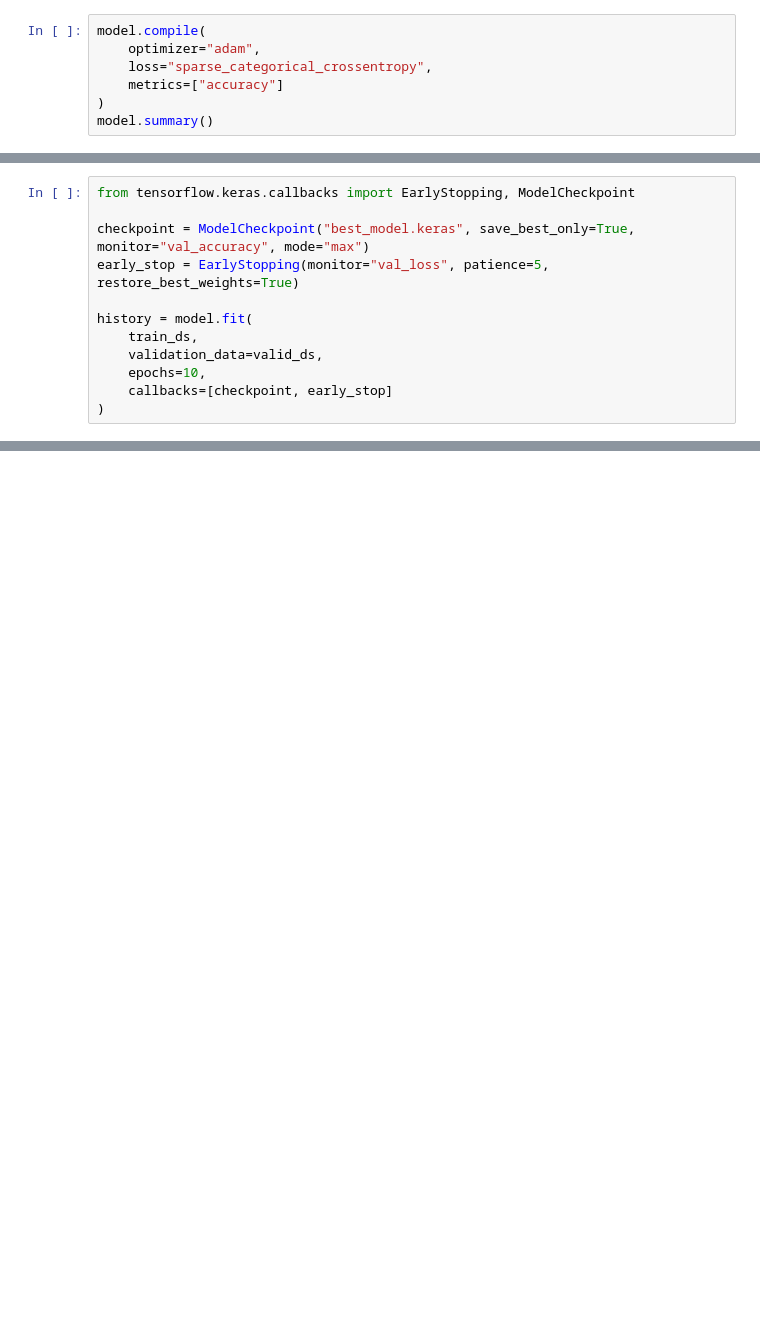
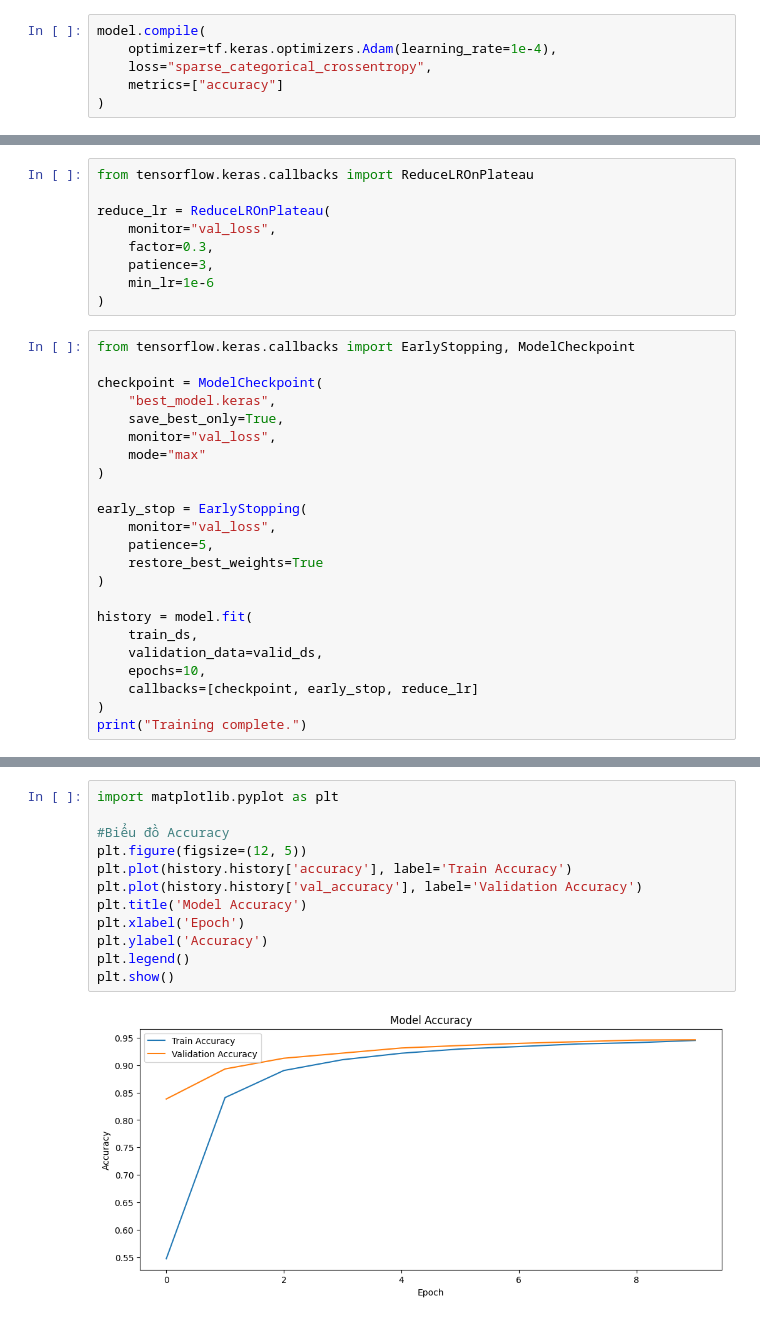
Before and after one commit to huakhanhduy/huakhanhduy, a Jupyter notebook: new_plant.ipynb, the cells around one changed output, grey strips where cells are left out. Cells and saved outputs as stored; diff of their text form; blank space fills up the shorter version.

```diff
--- a/new_plant.ipynb
+++ b/new_plant.ipynb
@@ -55,7 +193,6 @@ model = tf.keras.Sequential([
 # %%
 model.compile(
-    optimizer="adam",
+    optimizer=tf.keras.optimizers.Adam(learning_rate=1e-4),
     loss="sparse_categorical_crossentropy",
     metrics=["accuracy"]
 )
-model.summary()
@@ -82,14 +199,34 @@ Model: "sequential_1"
+# %%
+from tensorflow.keras.callbacks import ReduceLROnPlateau
+
+reduce_lr = ReduceLROnPlateau(
+    monitor="val_loss",
+    factor=0.3,
+    patience=3,
+    min_lr=1e-6
+)
 # %%
 from tensorflow.keras.callbacks import EarlyStopping, ModelCheckpoint
 
-checkpoint = ModelCheckpoint("best_model.keras", save_best_only=True, monitor="val_accuracy", mode="max")
-early_stop = EarlyStopping(monitor="val_loss", patience=5, restore_best_weights=True)
+checkpoint = ModelCheckpoint(
+    "best_model.keras",
+    save_best_only=True,
+    monitor="val_loss",
+    mode="max"
+)
+
+early_stop = EarlyStopping(
+    monitor="val_loss",
+    patience=5,
+    restore_best_weights=True
+)
 
 history = model.fit(
     train_ds,
     validation_data=valid_ds,
     epochs=10,
-    callbacks=[checkpoint, early_stop]
+    callbacks=[checkpoint, early_stop, reduce_lr]
 )
+print("Training complete.")
 # %% [output]
 Epoch 1/10
@@ -114,0 +356,14 @@ Epoch 10/10
+# %%
+import matplotlib.pyplot as plt
+
+#Biểu đồ Accuracy
+plt.figure(figsize=(12, 5))
+plt.plot(history.history['accuracy'], label='Train Accuracy')
+plt.plot(history.history['val_accuracy'], label='Validation Accuracy')
+plt.title('Model Accuracy')
+plt.xlabel('Epoch')
+plt.ylabel('Accuracy')
+plt.legend()
+plt.show()
+# %% [output]
+[figure, added]
```
Also changed, not shown: parts of 22 cells of this notebook.
